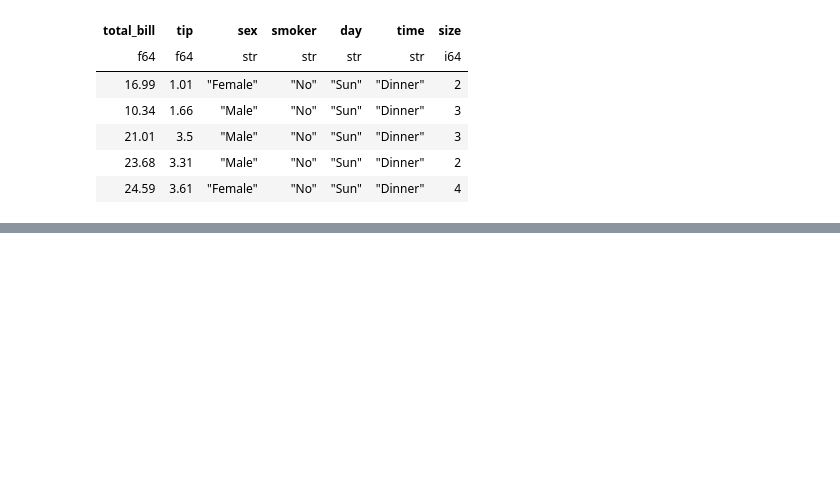
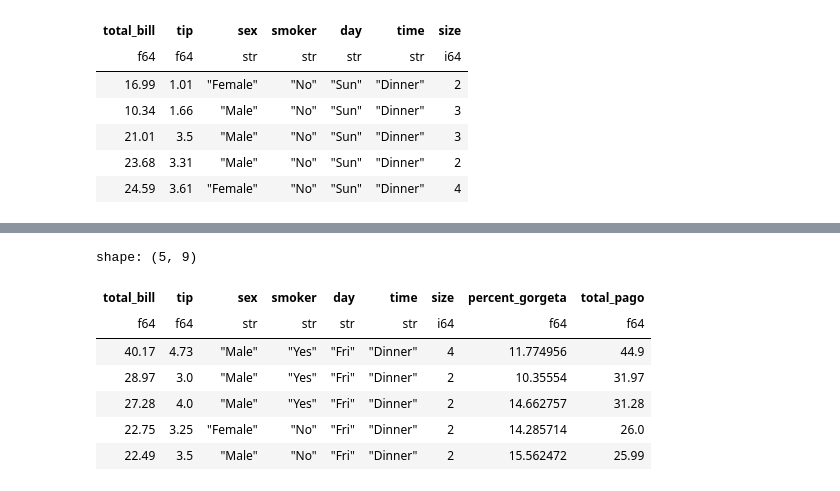
Before and after one commit to leandroclv/polars_udemy, a Jupyter notebook: introducao.ipynb, the cells around one changed output, grey strips where cells are left out. Cells and saved outputs as stored; diff of their text form; code cells hidden in the pictures; blank space fills up the shorter version.

```diff
--- a/introducao.ipynb
+++ b/introducao.ipynb
@@ -210,0 +247,11 @@ shape: (5, 7)
+# %%
+df.sort(['day', 'total_bill'], descending=[False, True]).head()
+# %% [output]
+shape: (5, 9)
+| total_bill | tip | sex | smoker | day | time | size | percent_gorgeta | total_pago |
+| f64 | f64 | str | str | str | str | i64 | f64 | f64 |
+| 40.17 | 4.73 | "Male" | "Yes" | "Fri" | "Dinner" | 4 | 11.774956 | 44.9 |
+| 28.97 | 3.0 | "Male" | "Yes" | "Fri" | "Dinner" | 2 | 10.35554 | 31.97 |
+| 27.28 | 4.0 | "Male" | "Yes" | "Fri" | "Dinner" | 2 | 14.662757 | 31.28 |
+| 22.75 | 3.25 | "Female" | "No" | "Fri" | "Dinner" | 2 | 14.285714 | 26.0 |
+| 22.49 | 3.5 | "Male" | "No" | "Fri" | "Dinner" | 2 | 15.562472 | 25.99 |
```
Also changed, not shown: parts of 7 cells of this notebook.
